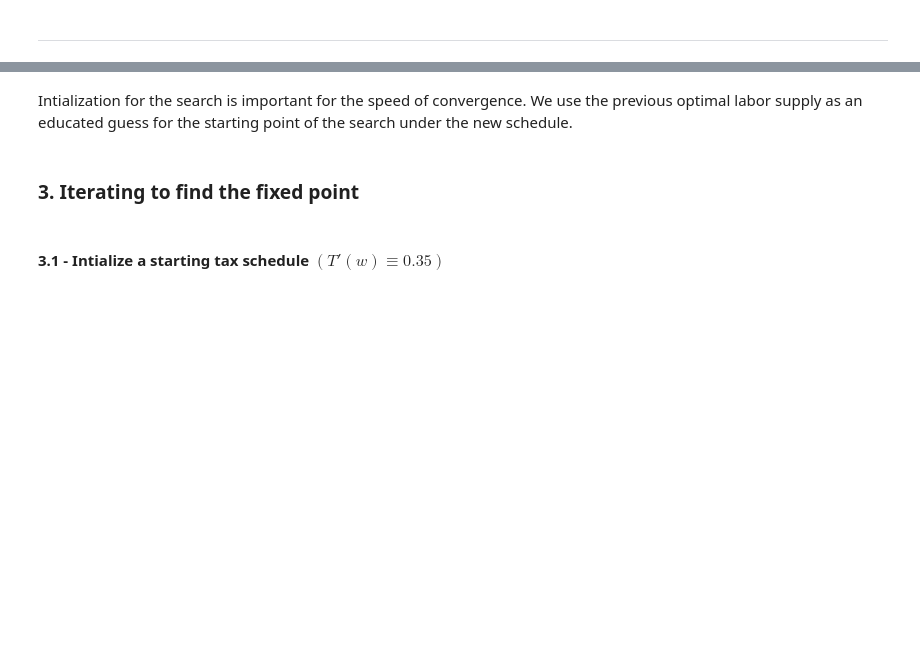
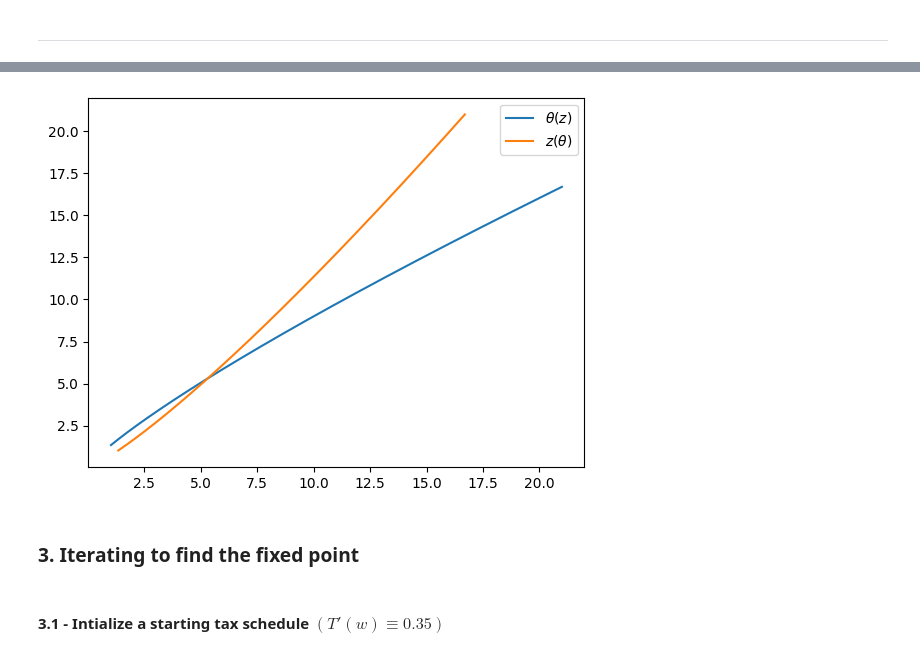
Before and after one commit to bryantx22/Oracle, a Jupyter notebook: simulation.ipynb, the cells around one changed output, grey strips where cells are left out. Cells and saved outputs as stored; diff of their text form; code cells hidden in the pictures; blank space fills up the shorter version.

```diff
--- a/simulation.ipynb
+++ b/simulation.ipynb
@@ -26,11 +17,11 @@ from scipy import integrate
 from scipy.interpolate import interp1d
 # %%
 # some global constants
-bin_start = 0.01
-nbins = 150
-bin = 3.5
-e = 0.5
-gamma = 1
+bin_start = 1.06
+nbins = 100
+bin = 0.05
+eps = 0.5
+gamma = 0.5
 tol = 1e-6 # tolerance for termination
 # %%
 transfer = 0 # initially
@@ -116,5 +56,24 @@ class Agent:
-# %% [markdown]
-Intialization for the search is important for the speed of convergence. We use the previous optimal labor supply as an educated guess for the starting point of the search under the new schedule.
+# %%
+z_grid_length = 1000
+z_width = 0.02
+# %%
+r_primes = [0.35] * z_grid_length
+ret_func = lambda z: 0.65 * z
+# %%
+z_grid= [x * z_width + 1 for x in range(1, z_grid_length + 1)] # a guess for the realization of z's
+
+theta_grid = []
+for index, z in enumerate(z_grid):
+    # solve for theta(z)
+    theta = ((ret_func(z)**(-1 * gamma)) * r_primes[index] / (z**(1/eps)))**(1/(-1 - 1/eps))
+    theta_grid.append(theta)
+
+plt.plot(z_grid, theta_grid, label=r'$\theta(z)$')
+plt.plot(theta_grid, z_grid, label=r'$z(\theta)$')
+plt.legend()
+plt.show()
+# %% [output]
+[figure, added]
 # %% [markdown]
 ### 3. Iterating to find the fixed point
 # %% [markdown]
```
Also changed, not shown: parts of 35 cells of this notebook.
